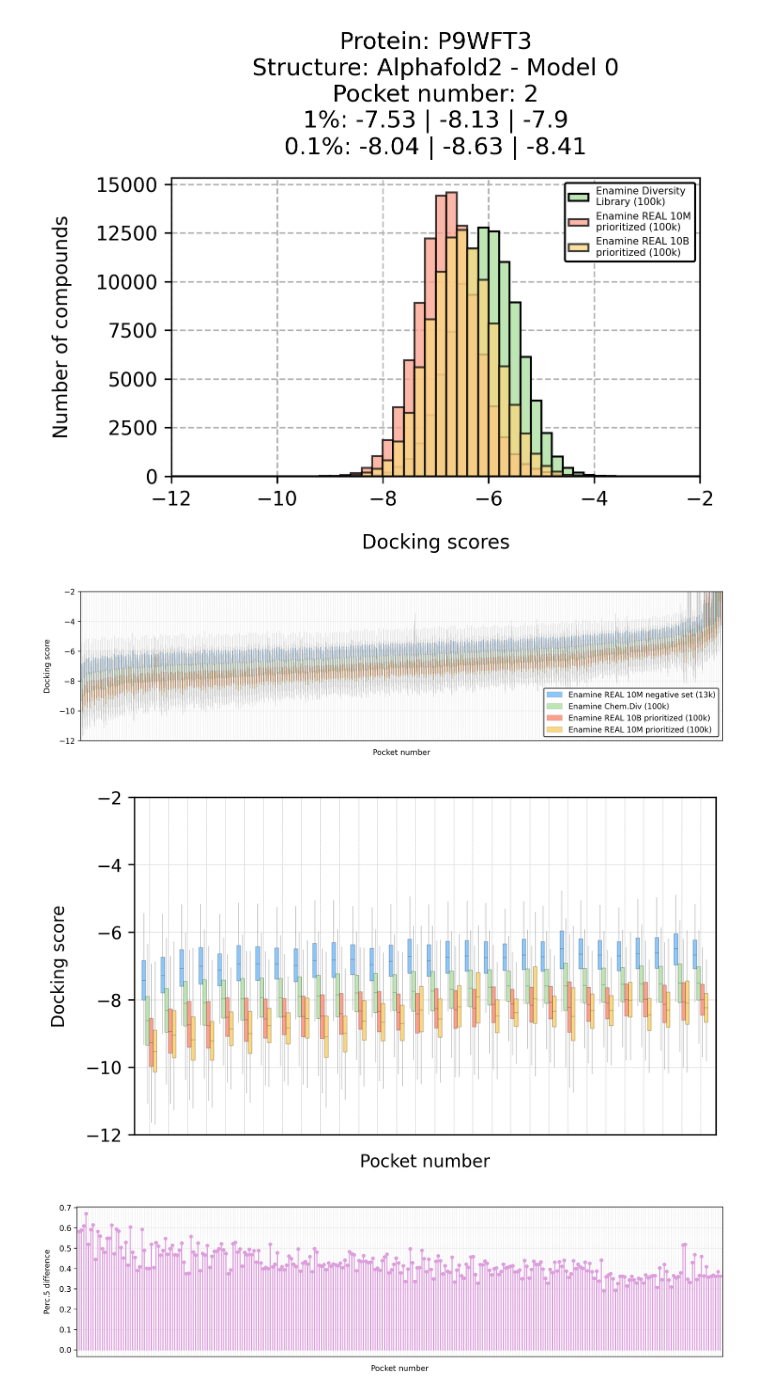
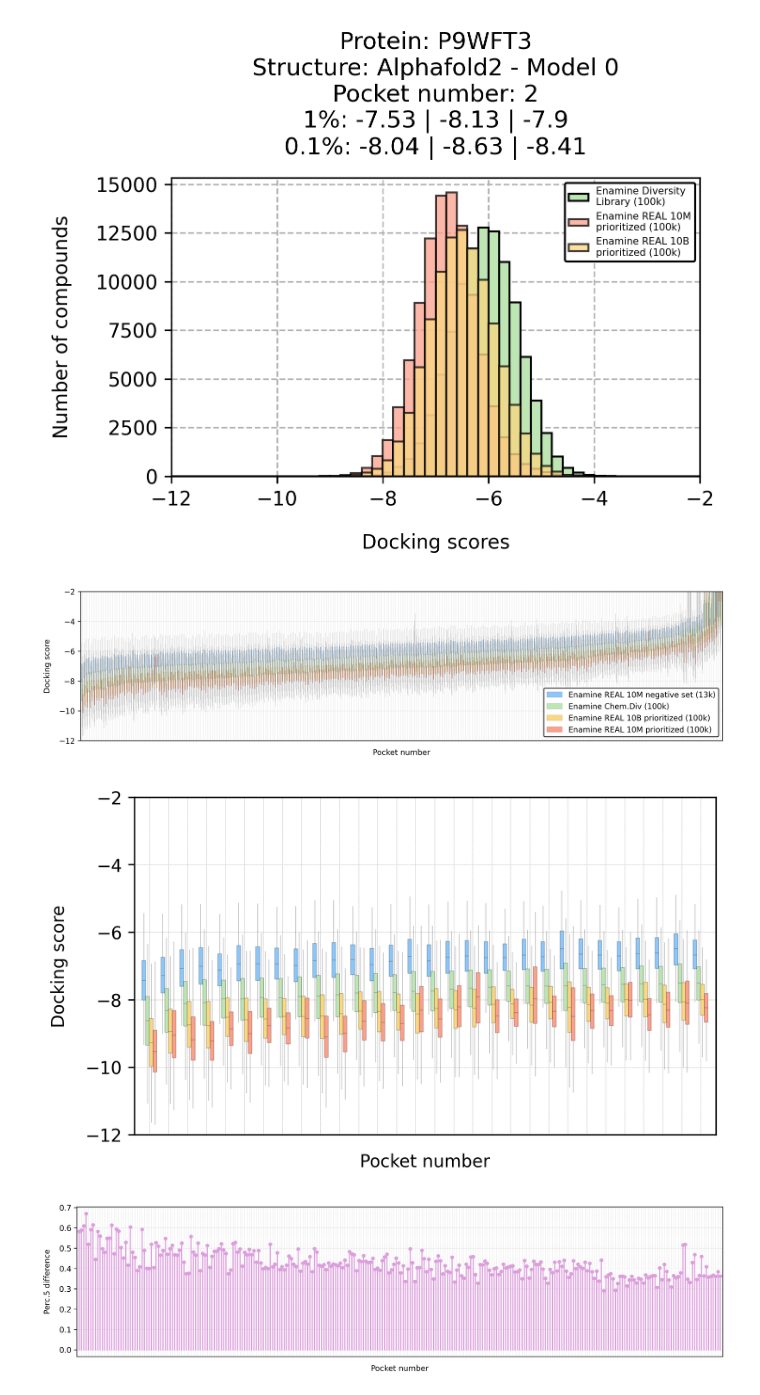
Before and after one commit to ersilia-os/mtb-targeted-protein-degradation, a Jupyter notebook: notebooks/46_docking_exploration_I.ipynb, the cells around one changed output. Saved outputs shown, nothing was run; the diff lists cells and outputs as text; code cells hidden in the pictures.

Commit message:
docking normalization

```diff
--- a/notebooks/46_docking_exploration_I.ipynb
+++ b/notebooks/46_docking_exploration_I.ipynb
@@ -116,32 +116,32 @@ ind_100 = np.argsort([sorted(DOCKING_RESULTS_ORIGINAL[x].values())[99] for x in
 # %%
 fig, ax = plt.subplots(figsize=(15, 3.5))
 
 for c, pock in enumerate(np.array(sorted(DOCKING_RESULTS_ORIGINAL))[ind]):
     w = 0.2
     if c != 2:
         simple_boxplot(ax, c-3*w/2, DOCKING_RESULTS_REAL_BACKGROUND[pock].values(), c="#8DC7FA", width=w)
         simple_boxplot(ax, c-w/2, DOCKING_RESULTS_ORIGINAL[pock].values(), c="#BEE6B4", width=w)
-        simple_boxplot(ax, c+w/2, DOCKING_RESULTS_REAL_2[pock].values(), c="#FAA08B", width=w)
-        simple_boxplot(ax, c+3*w/2, DOCKING_RESULTS_REAL[pock].values(), c="#FAD782", width=w)
+        simple_boxplot(ax, c+w/2, DOCKING_RESULTS_REAL_2[pock].values(), c="#FAD782", width=w)
+        simple_boxplot(ax, c+3*w/2, DOCKING_RESULTS_REAL[pock].values(), c="#FAA08B", width=w)
 
     else:
         simple_boxplot_label(ax, c-3*w/2, DOCKING_RESULTS_REAL_BACKGROUND[pock].values(), c="#8DC7FA", width=w, label="Enamine REAL 10M negative set (13k)")
         simple_boxplot_label(ax, c-w/2, DOCKING_RESULTS_ORIGINAL[pock].values(), c="#BEE6B4", width=w, label=f"Enamine Chem.Div (100k)")
-        simple_boxplot_label(ax, c+w/2, DOCKING_RESULTS_REAL_2[pock].values(), c="#FAA08B", width=w, label="Enamine REAL 10B prioritized (100k)")
-        simple_boxplot_label(ax, c+3*w/2, DOCKING_RESULTS_REAL[pock].values(), c="#FAD782", width=w, label="Enamine REAL 10M prioritized (100k)")
+        simple_boxplot_label(ax, c+w/2, DOCKING_RESULTS_REAL_2[pock].values(), c="#FAD782", width=w, label="Enamine REAL 10B prioritized (100k)")
+        simple_boxplot_label(ax, c+3*w/2, DOCKING_RESULTS_REAL[pock].values(), c="#FAA08B", width=w, label="Enamine REAL 10M prioritized (100k)")
 
 
 plt.xticks([i for i in range(len(DOCKING_RESULTS_ORIGINAL))], [pock.replace("_model", "\nmodel") for i in sorted(DOCKING_RESULTS_ORIGINAL)], rotation=30, ha='right', size=7)
 plt.xticks([i for i in range(len(DOCKING_RESULTS_ORIGINAL))], ["" for i in sorted(DOCKING_RESULTS_ORIGINAL)], rotation=30, ha='right', size=7)
 plt.tick_params(axis='x', length=0)
 plt.grid(linestyle='--', zorder=-2, lw=0.2)
 plt.xlabel("Pocket number", labelpad=7)
 plt.ylabel("Docking score", labelpad=10)
 plt.legend(framealpha=1, edgecolor='k')
 plt.ylim([-12, -2])
 plt.show()
 # %% [output]
-[figure, old version]
+[figure, new version]
 # %%
 fig, ax = plt.subplots(figsize=(6, 3.5))
 
@@ -149,8 +149,8 @@ for c, pock in enumerate(np.array(sorted(DOCKING_RESULTS_ORIGINAL))[ind][:30]):
     w = 0.2
     simple_boxplot(ax, c-3*w/2, DOCKING_RESULTS_REAL_BACKGROUND[pock].values(), c="#8DC7FA", width=w)
     simple_boxplot(ax, c-w/2, DOCKING_RESULTS_ORIGINAL[pock].values(), c="#BEE6B4", width=w)
-    simple_boxplot(ax, c+w/2, DOCKING_RESULTS_REAL_2[pock].values(), c="#FAA08B", width=w)
-    simple_boxplot(ax, c+3*w/2, DOCKING_RESULTS_REAL[pock].values(), c="#FAD782", width=w)
+    simple_boxplot(ax, c+w/2, DOCKING_RESULTS_REAL_2[pock].values(), c="#FAD782", width=w)
+    simple_boxplot(ax, c+3*w/2, DOCKING_RESULTS_REAL[pock].values(), c="#FAA08B", width=w)
 
 # plt.xticks([i for i in range(len(DOCKING_RESULTS_ORIGINAL))], [pock.replace("_model", "\nmodel") for i in sorted(DOCKING_RESULTS_ORIGINAL)], rotation=30, ha='right', size=7)
 plt.xticks([i for i in range(len(DOCKING_RESULTS_ORIGINAL))][:30], ["" for i in sorted(DOCKING_RESULTS_ORIGINAL)][:30], rotation=30, ha='right', size=7)
@@ -162,7 +162,7 @@ plt.ylabel("Docking score", labelpad=10)
 plt.ylim([-12, -2])
 plt.show()
 # %% [output]
-[figure, old version]
+[figure, new version]
 # %%
 fig, ax = plt.subplots(figsize=(15, 3.5))
 
```
Also changed, not shown: 2 other files.
